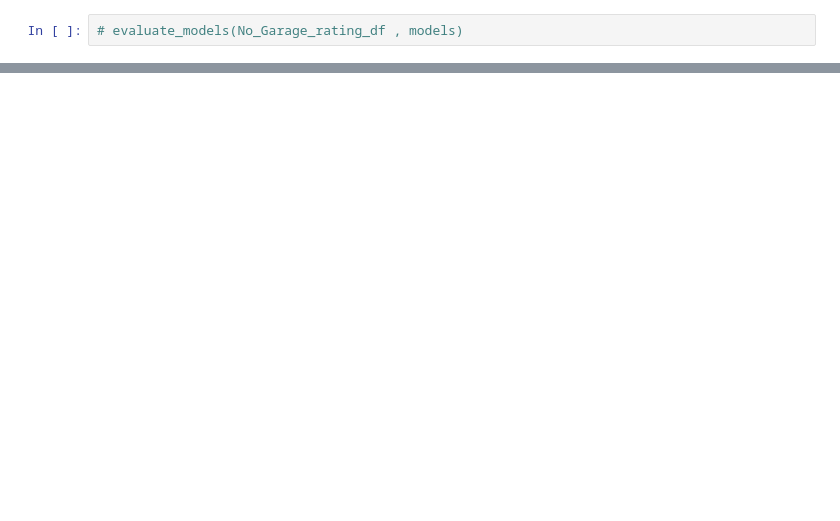
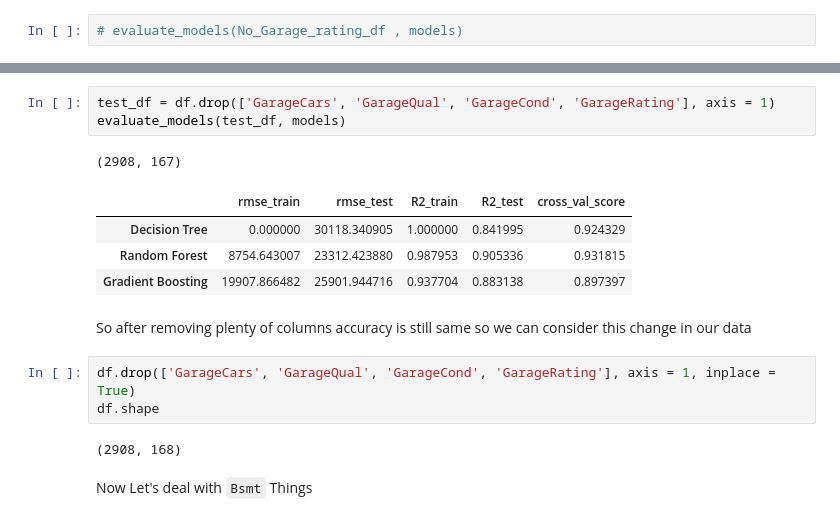
Before and after one commit to rahmankhan2241/House-Price-Prediction-Kaggle-Competition, a Jupyter notebook: Final_Model.ipynb, the cells around one changed output, grey strips where cells are left out. Saved outputs shown, nothing was run; the diff lists cells and outputs as text; blank space fills up the shorter version.

```diff
--- a/Final_Model.ipynb
+++ b/Final_Model.ipynb
@@ -449,3 +487,21 @@ df.shape
+# %%
+test_df = df.drop(['GarageCars', 'GarageQual', 'GarageCond', 'GarageRating'], axis = 1)
+evaluate_models(test_df, models)
+# %% [output]
+(2908, 167)
+|  | rmse_train | rmse_test | R2_train | R2_test | cross_val_score |
+| Decision Tree | 0.000000 | 30118.340905 | 1.000000 | 0.841995 | 0.924329 |
+| Random Forest | 8754.643007 | 23312.423880 | 0.987953 | 0.905336 | 0.931815 |
+| Gradient Boosting | 19907.866482 | 25901.944716 | 0.937704 | 0.883138 | 0.897397 |
+# %% [markdown]
+So after removing plenty of columns accuracy is still same so we can consider this change in our data
+# %%
+df.drop(['GarageCars', 'GarageQual', 'GarageCond', 'GarageRating'], axis = 1, inplace = True)
+df.shape
+# %% [output]
+(2908, 168)
+# %% [markdown]
+Now Let's deal with <code>Bsmt</code> Things
 # %%
 df[f.find_columns(df, ['Bsmt'])]
 # %% [output]
```
Also changed, not shown: parts of 57 cells of this notebook.
